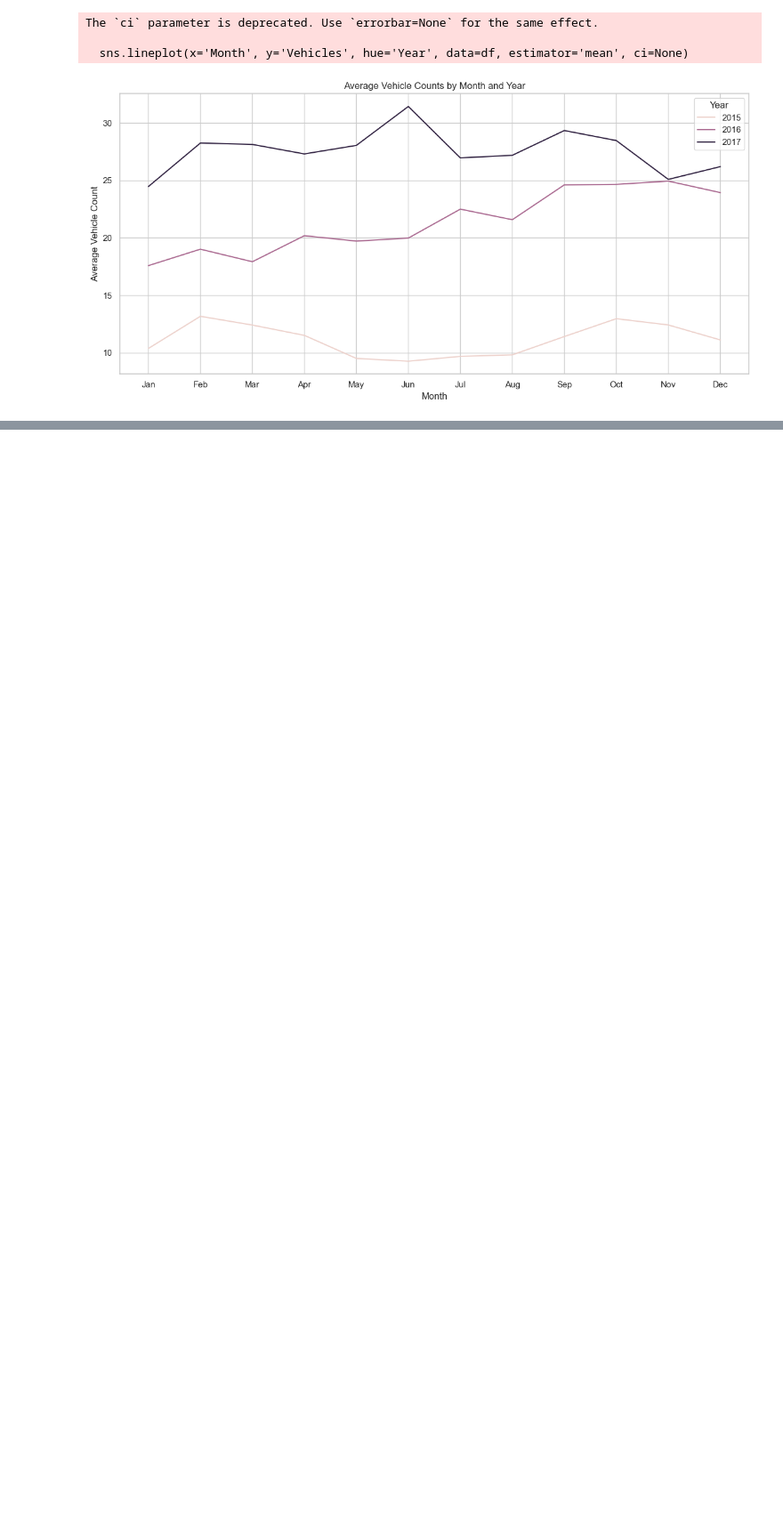
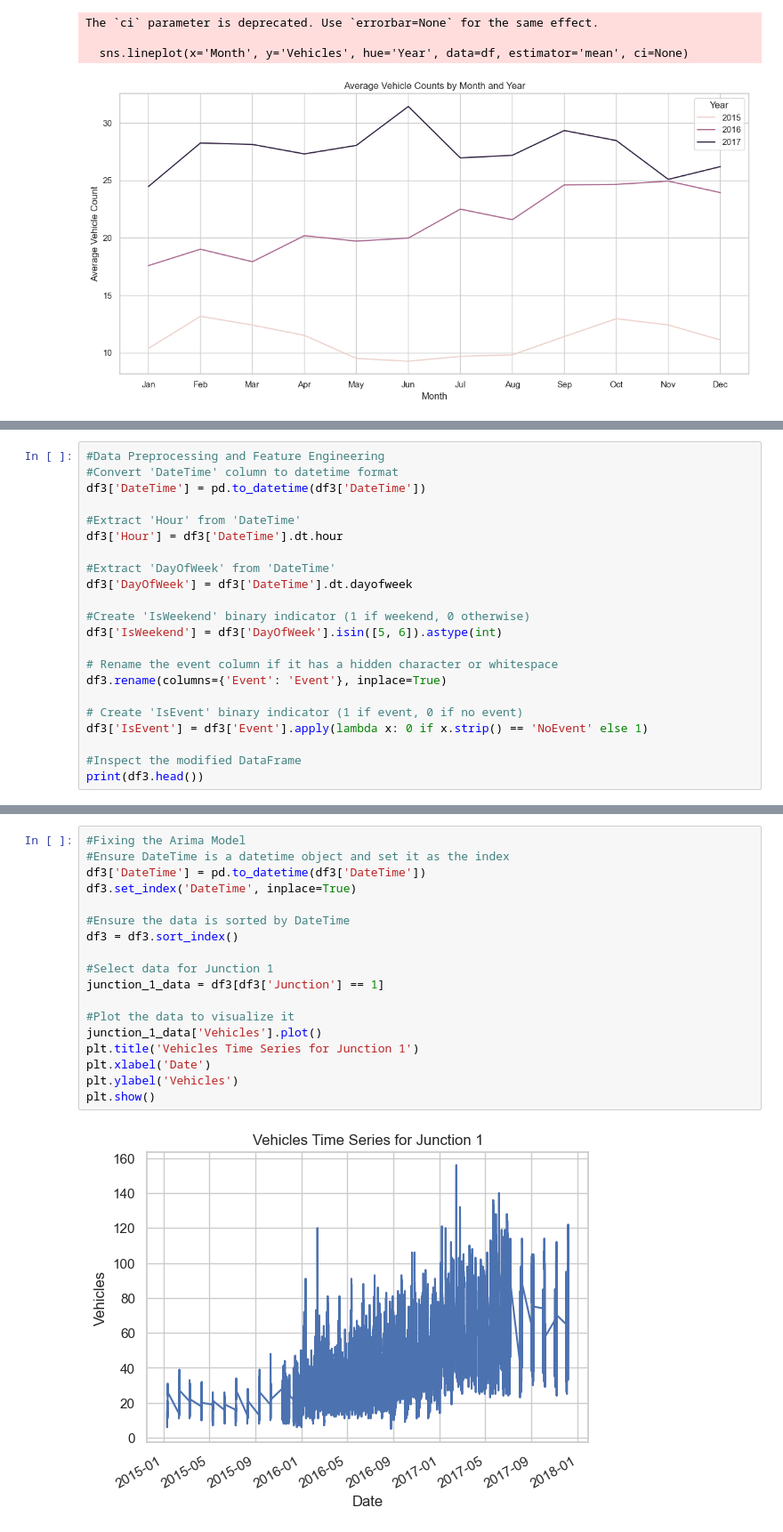
Before and after one commit to osheenksharma/upgrad-is, a Jupyter notebook: Final Uber Project.ipynb, the cells around one changed output, grey strips where cells are left out. Shown at 89% size. Saved outputs shown, nothing was run; the diff lists cells and outputs as text; blank space fills up the shorter version.

```diff
--- a/Final Uber Project.ipynb
+++ b/Final Uber Project.ipynb
@@ -197,0 +289,22 @@ plt.show()
+# %%
+#Data Preprocessing and Feature Engineering
+#Convert 'DateTime' column to datetime format
+df3['DateTime'] = pd.to_datetime(df3['DateTime'])
+
+#Extract 'Hour' from 'DateTime'
+df3['Hour'] = df3['DateTime'].dt.hour
+
+#Extract 'DayOfWeek' from 'DateTime'
+df3['DayOfWeek'] = df3['DateTime'].dt.dayofweek
+
+#Create 'IsWeekend' binary indicator (1 if weekend, 0 otherwise)
+df3['IsWeekend'] = df3['DayOfWeek'].isin([5, 6]).astype(int)
+
+# Rename the event column if it has a hidden character or whitespace
+df3.rename(columns={'﻿Event': 'Event'}, inplace=True)
+
+# Create 'IsEvent' binary indicator (1 if event, 0 if no event)
+df3['IsEvent'] = df3['Event'].apply(lambda x: 0 if x.strip() == 'NoEvent' else 1)
+
+#Inspect the modified DataFrame
+print(df3.head())
@@ -197,0 +523,20 @@ plt.show()
+# %%
+#Fixing the Arima Model
+#Ensure DateTime is a datetime object and set it as the index
+df3['DateTime'] = pd.to_datetime(df3['DateTime'])
+df3.set_index('DateTime', inplace=True)
+
+#Ensure the data is sorted by DateTime
+df3 = df3.sort_index()
+
+#Select data for Junction 1
+junction_1_data = df3[df3['Junction'] == 1]
+
+#Plot the data to visualize it
+junction_1_data['Vehicles'].plot()
+plt.title('Vehicles Time Series for Junction 1')
+plt.xlabel('Date')
+plt.ylabel('Vehicles')
+plt.show()
+# %% [output]
+[figure, added]
```
Also changed, not shown: parts of 30 cells of this notebook.
